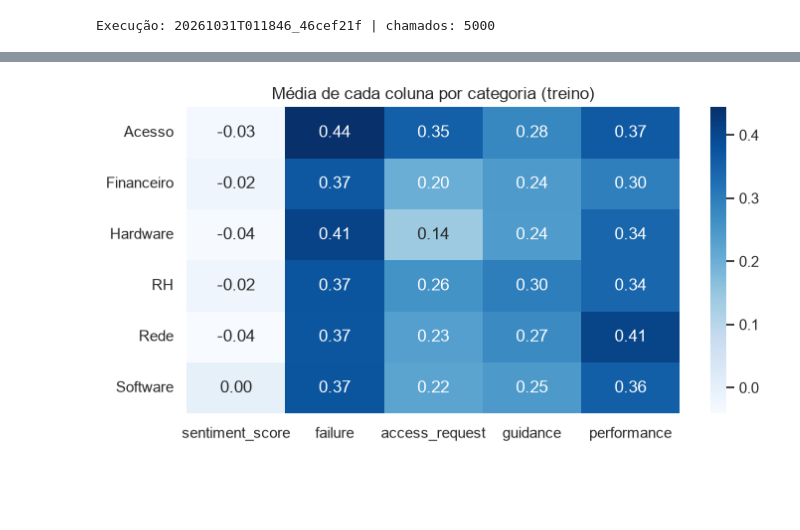
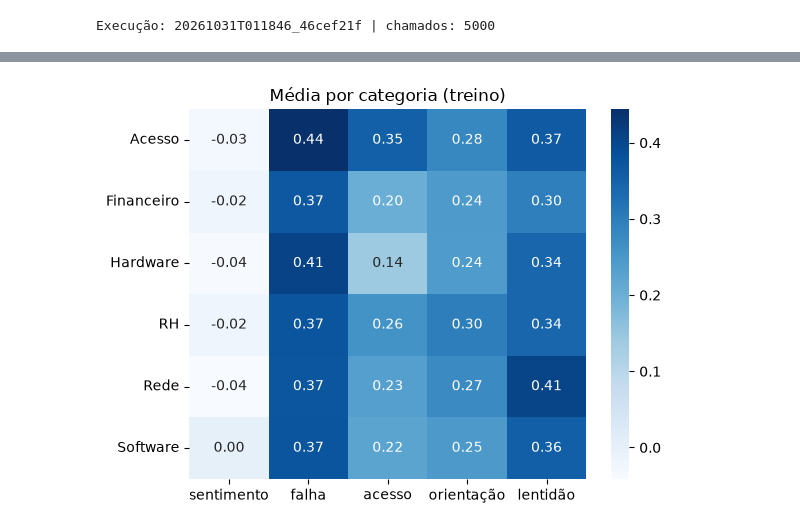
Before and after one commit to AndreyFernandes-NP/ProjetoIntegrador-II, a Jupyter notebook: notebooks/02_PLN.ipynb, the cells around one changed output, grey strips where cells are left out. Cells and saved outputs as stored; diff of their text form; code cells hidden in the pictures; blank space fills up the shorter version.

```diff
--- a/notebooks/02_PLN.ipynb
+++ b/notebooks/02_PLN.ipynb
@@ -8,23 +14,13 @@ A etapa de **PLN** lê o `title` e a `description` de cada chamado e gera **cinc
 # %%
 from pathlib import Path
-
-import pandas as pd
-import matplotlib.pyplot as plt
-import seaborn as sns
-import yaml
+import pandas as pd, seaborn as sns, matplotlib.pyplot as plt
 
 RAIZ = Path.cwd().parent if Path.cwd().name == "notebooks" else Path.cwd()
-sns.set_theme(style="whitegrid")
-pd.set_option("display.max_colwidth", 80)
-
-# Execução mais recente do pipeline com o PLN semântico
 EXECUCAO = sorted(p.parent.name for p in (RAIZ / "reports" / "runs").glob("*/enriched.parquet")
                   if "text_failure_similarity" in pd.read_parquet(p).columns)[-1]
-DIR = RAIZ / "reports" / "runs" / EXECUCAO
-
-df = pd.read_parquet(DIR / "enriched.parquet")
-cfg_pln = yaml.safe_load((DIR / "models.yaml").read_text(encoding="utf-8"))["modelos"]["pln"]
-COLUNAS = [o["name"] for o in cfg_pln["outputs"]]
+df = pd.read_parquet(RAIZ / "reports" / "runs" / EXECUCAO / "enriched.parquet")
+COLUNAS = ["sentiment_score", "text_failure_similarity", "text_access_request_similarity",
+           "text_guidance_similarity", "text_performance_similarity"]
 print("Execução:", EXECUCAO, "| chamados:", len(df))
 # %% [output]
 Execução: 20261031T011846_46cef21f | chamados: 5000
@@ -73,13 +72,8 @@ O PLN não usa a categoria para gerar as colunas, mas dá para conferir depois s
 # %%
-treino = df[df["split"] == "train"]
-medias = treino.groupby("target_category")[COLUNAS].mean()
-medias.columns = [c.replace("text_", "").replace("_similarity", "") for c in COLUNAS]
-
-plt.figure(figsize=(8, 4))
-sns.heatmap(medias, annot=True, fmt=".2f", cmap="Blues")
-plt.title("Média de cada coluna por categoria (treino)")
-plt.ylabel("")
+medias = df[df["split"] == "train"].groupby("target_category")[COLUNAS].mean()
+medias.columns = ["sentimento", "falha", "acesso", "orientação", "lentidão"]
+sns.heatmap(medias, annot=True, fmt=".2f", cmap="Blues").set(title="Média por categoria (treino)", ylabel="")
 plt.show()
 # %% [output]
-[figure, old version]
+[figure, new version]
 # %% [markdown]
```
Also changed, not shown: parts of 15 cells of this notebook.
